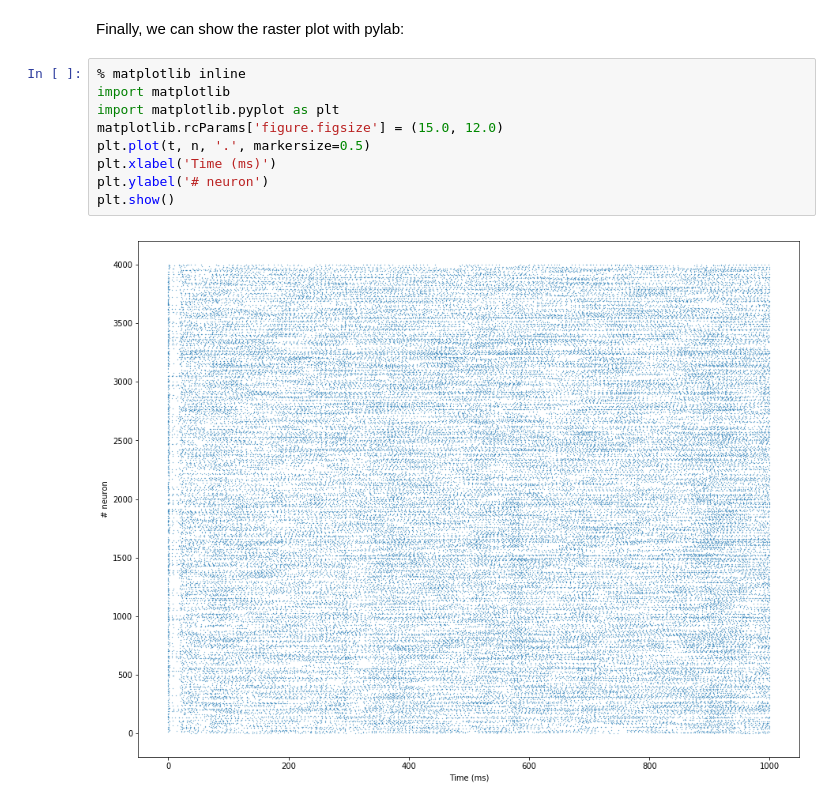
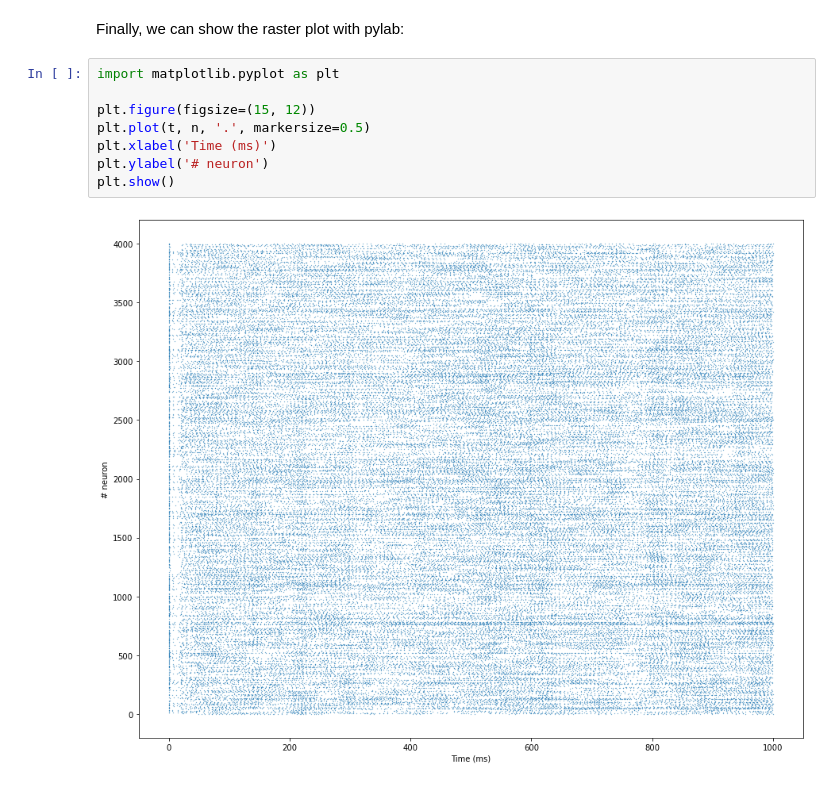
Before and after one commit to ANNarchy/ANNarchy, a Jupyter notebook: examples/vogels_abbott/COBA.ipynb, the cells around one changed output. Drawn from its saved outputs; the diff is of its cells as text.

```diff
--- a/examples/vogels_abbott/COBA.ipynb
+++ b/examples/vogels_abbott/COBA.ipynb
@@ -142,13 +138,12 @@ Mean firing rate in the population: 20.27775Hz
 # %% [markdown]
 Finally, we can show the raster plot with pylab:
 # %%
-% matplotlib inline
-import matplotlib
 import matplotlib.pyplot as plt
-matplotlib.rcParams['figure.figsize'] = (15.0, 12.0)
+
+plt.figure(figsize=(15, 12))
 plt.plot(t, n, '.', markersize=0.5)
 plt.xlabel('Time (ms)')
 plt.ylabel('# neuron')
 plt.show()
 # %% [output]
-[figure, old version]
+[figure, new version]
```
Also changed, not shown: parts of 3 cells of this notebook, 12 other files.
